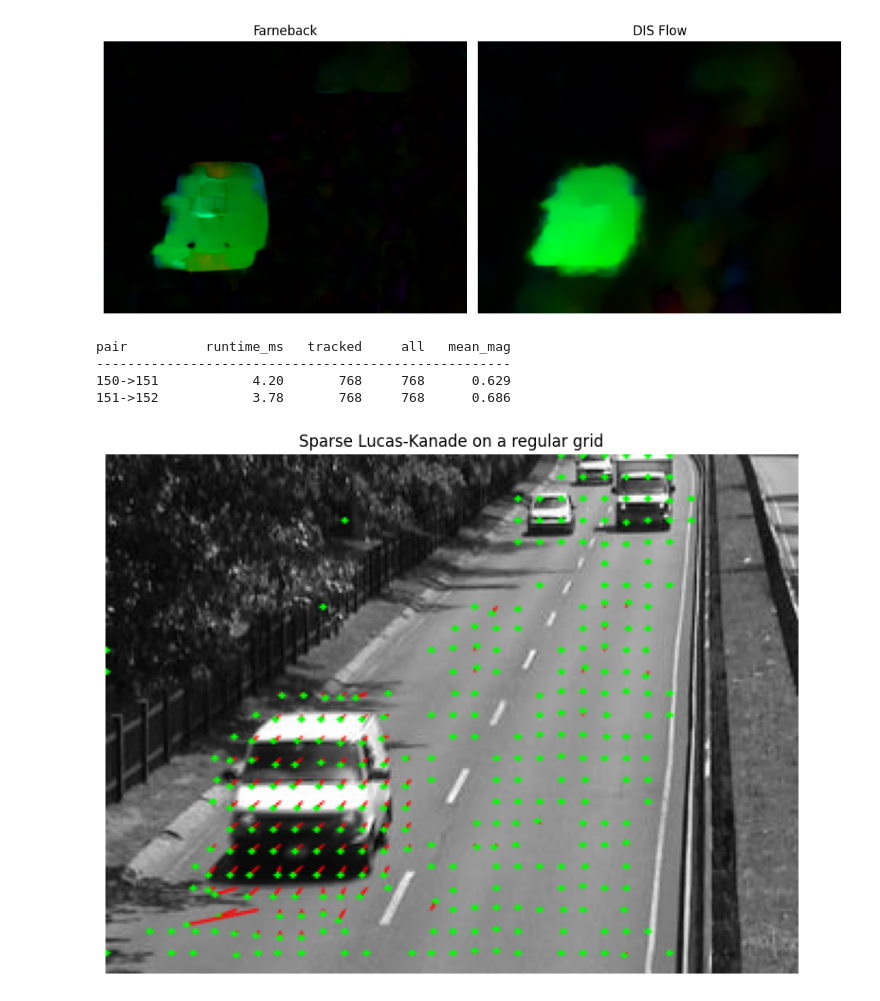
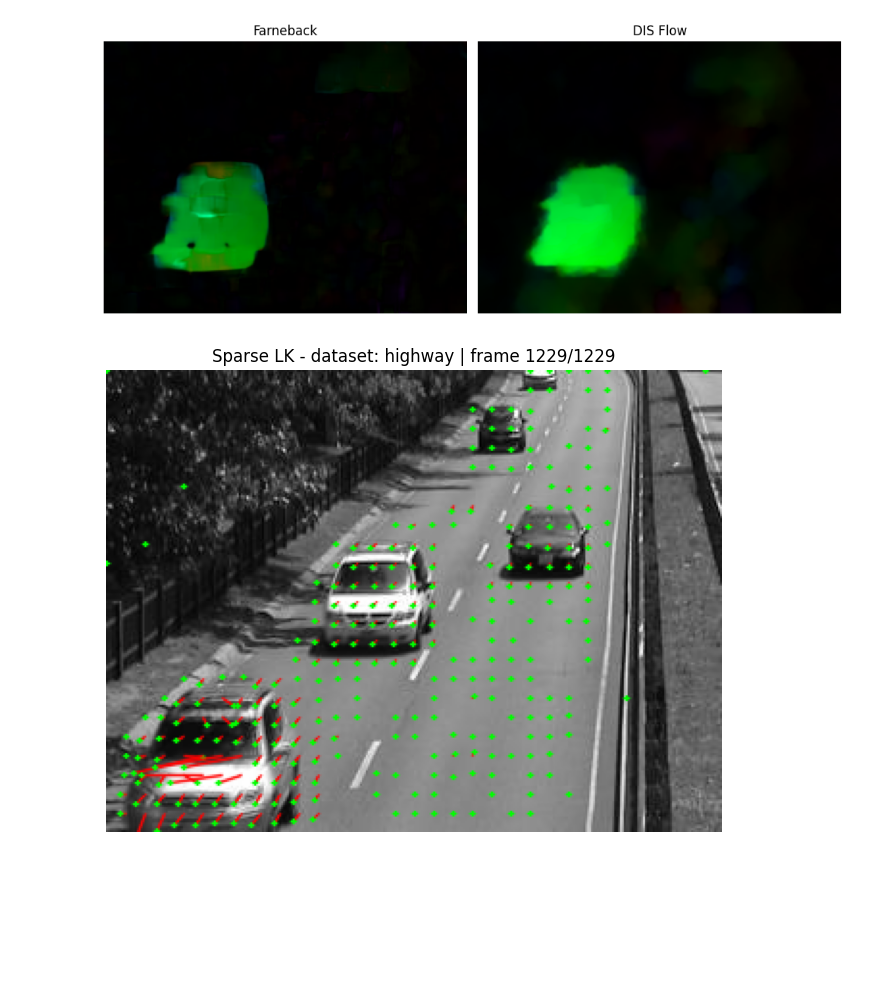
Before and after one commit to marcinwolder/zaawansowane-algorytmy-wizyjne, a Jupyter notebook: lab07/lab07.ipynb, the cells around one changed output. Cells and saved outputs as stored; diff of their text form; code cells hidden in the pictures; blank space fills up the shorter version.

Commit message:
sequence added

```diff
--- a/lab07/lab07.ipynb
+++ b/lab07/lab07.ipynb
@@ -970,27 +1099,56 @@ def print_sparse_summary(*, rows: list[dict[str, float | int | str]]) -> None:
 # %%
-sparse_rows, sparse_vis_rgb = run_sparse_lk_on_pairs(
-    frame_paths=task3_frames,
-    pairs=task3_pairs,
-    downsample_factor=task3_downsample_factor,
-    spacing=10,
-    min_magnitude=0.2,
-    win_size=(15, 15),
-    max_level=2,
-    max_iter=10,
-    epsilon=0.03,
-)
+task3_sparse_mode = "full_sequence"  # "single_pair" or "full_sequence"
+task3_dataset_name = "highway"
+task3_full_iStep = 1
+task3_full_wait_time = 1 / 120
+task3_use_temporal_roi = True
 
-print_sparse_summary(rows=sparse_rows)
+if task3_sparse_mode == "single_pair":
+    sparse_rows, sparse_vis_rgb = run_sparse_lk_on_pairs(
+        frame_paths=task3_frames,
+        pairs=task3_pairs,
+        downsample_factor=task3_downsample_factor,
+        spacing=10,
+        min_magnitude=0.2,
+        win_size=(15, 15),
+        max_level=2,
+        max_iter=10,
+        epsilon=0.03,
+    )
 
-plt.figure(figsize=(10, 6))
-plt.imshow(sparse_vis_rgb)
-plt.title("Sparse Lucas-Kanade on a regular grid")
-plt.axis("off")
-plt.tight_layout()
-plt.show()
+    print_sparse_summary(rows=sparse_rows)
+
+    plt.figure(figsize=(10, 6))
+    plt.imshow(sparse_vis_rgb)
+    plt.title("Sparse Lucas-Kanade on a regular grid (single pair)")
+    plt.axis("off")
+    plt.tight_layout()
+    plt.show()
+
+elif task3_sparse_mode == "full_sequence":
+    sparse_rows, sparse_sequence_rgb = run_sparse_lk_full_sequence(
+        dataset_name=task3_dataset_name,
+        iStep=task3_full_iStep,
+        downsample_factor=task3_downsample_factor,
+        spacing=10,
+        min_magnitude=0.2,
+        win_size=(15, 15),
+        max_level=2,
+        max_iter=10,
+        epsilon=0.03,
+        use_temporal_roi=task3_use_temporal_roi,
+    )
+
+    print_sparse_summary(rows=sparse_rows[:10])
+    print(f"Displayed first 10 summary rows out of {len(sparse_rows)} total.")
+
+    play_sequence(
+        frames_rgb=sparse_sequence_rgb,
+        wait_time=task3_full_wait_time,
+        title=f"Sparse LK - dataset: {task3_dataset_name}",
+    )
+
+else:
+    raise ValueError("task3_sparse_mode must be 'single_pair' or 'full_sequence'")
 # %% [output]
-pair          runtime_ms   tracked     all   mean_mag
------------------------------------------------------
-150->151            4.20       768     768      0.629
-151->152            3.78       768     768      0.686
-[figure, old version]
+[figure, new version]
```
Also changed, not shown: parts of 4 cells of this notebook, 1 other file.
